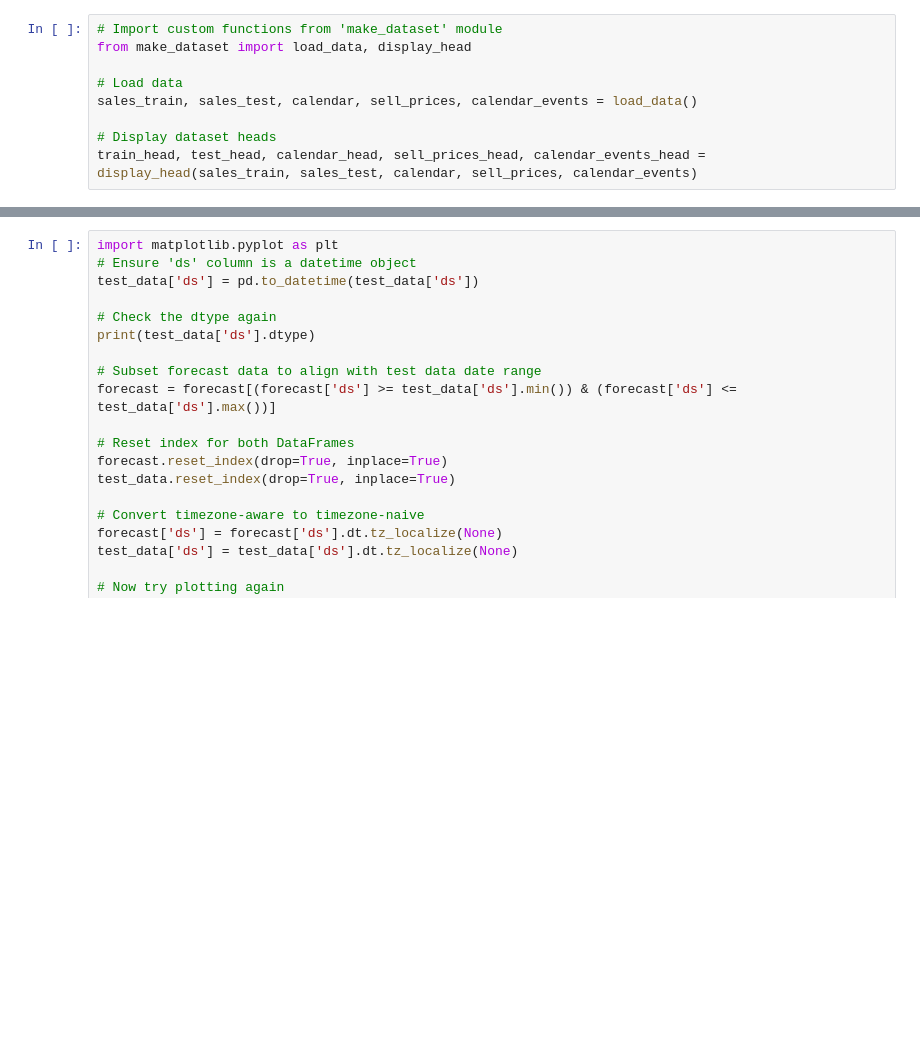
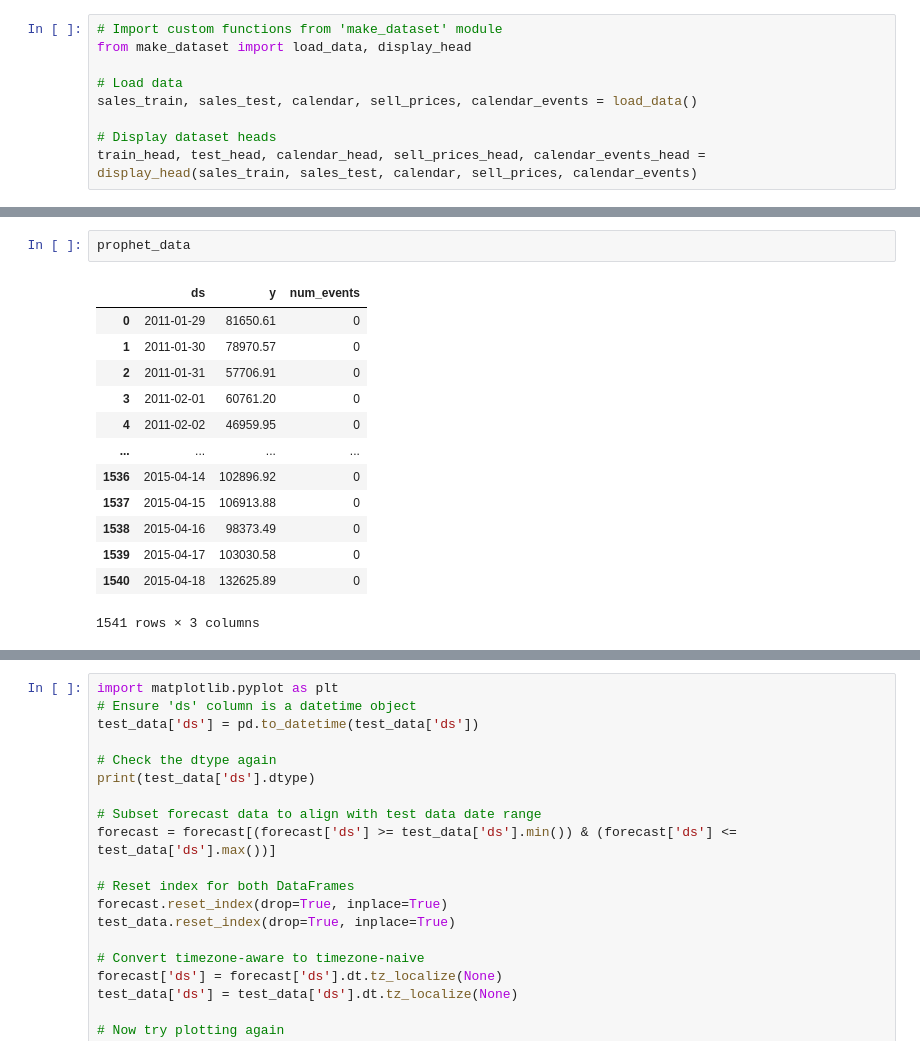
Before and after one commit to vishalraj247/SalesMaster-ML, a Jupyter notebook: notebooks/forecasting/raj_vishal-14227627-forecasting_phophet.ipynb, the cells around one changed output, grey strips where cells are left out. Cells and saved outputs as stored; diff of their text form; blank space fills up the shorter version.

```diff
--- a/notebooks/forecasting/raj_vishal-14227627-forecasting_phophet.ipynb
+++ b/notebooks/forecasting/raj_vishal-14227627-forecasting_phophet.ipynb
@@ -65,0 +83,16 @@ print(test_data['ds'].min(), test_data['ds'].max())
+# %%
+prophet_data
+# %% [output]
+|  | ds | y | num_events |
+| 0 | 2011-01-29 | 81650.61 | 0 |
+| 1 | 2011-01-30 | 78970.57 | 0 |
+| 2 | 2011-01-31 | 57706.91 | 0 |
+| 3 | 2011-02-01 | 60761.20 | 0 |
+| 4 | 2011-02-02 | 46959.95 | 0 |
+| ... | ... | ... | ... |
+| 1536 | 2015-04-14 | 102896.92 | 0 |
+| 1537 | 2015-04-15 | 106913.88 | 0 |
+| 1538 | 2015-04-16 | 98373.49 | 0 |
+| 1539 | 2015-04-17 | 103030.58 | 0 |
+| 1540 | 2015-04-18 | 132625.89 | 0 |
+1541 rows × 3 columns
```
Also changed, not shown: parts of 8 cells of this notebook, 2 other files.
